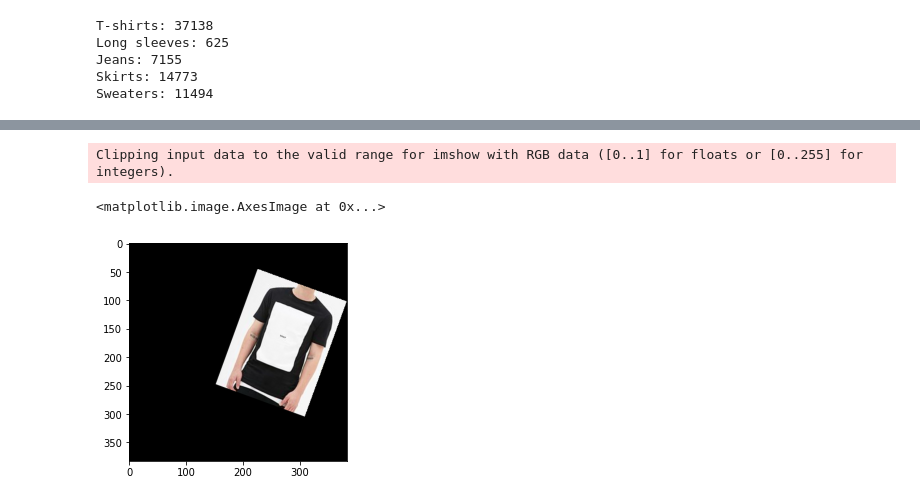
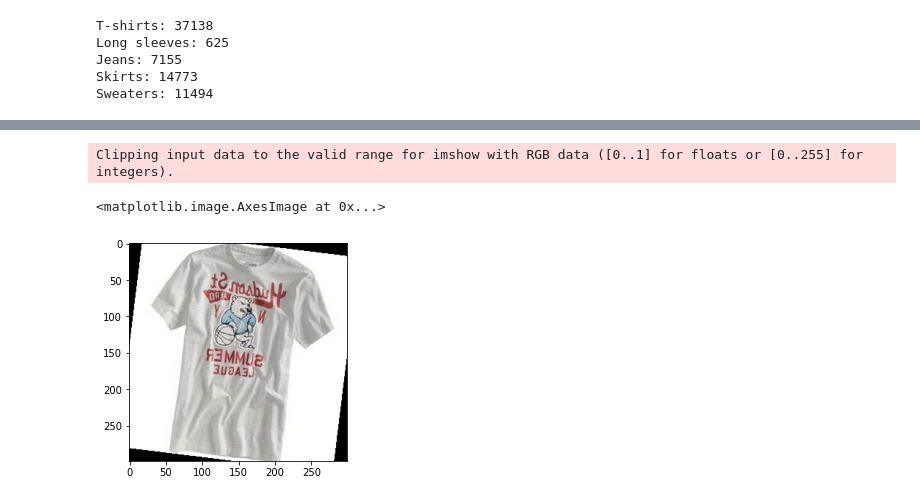
Before and after one commit to fnavab/APS360-project, a Jupyter notebook: Data_Processing.ipynb, the cells around one changed output, grey strips where cells are left out. Saved outputs shown, nothing was run; the diff lists cells and outputs as text; code cells hidden in the pictures.

```diff
--- a/Data_Processing.ipynb
+++ b/Data_Processing.ipynb
@@ -22,7 +22,7 @@ Mounted at /content/gdrive
 # Import bounding boxes to dictionary
 
 d = {}
-with open(master_path+"/Project/list_bbox.txt") as f:
+with open(master_path+"Project/Image_data/list_bbox.txt") as f:
   for i, line in enumerate(f):
     if i != 0 and i != 1: # ignore first two lines
       (key, x1, y1, x2, y2) = line.split()
@@ -304,19 +267,19 @@ Cropped shape: torch.Size([197, 170, 3])
 # %%
 ### DATA AUGMENTATION ###
 
-# takes in a list of processed images and returns a new list of rotated and flipped image
+# takes in a list of processed images (with background) and returns a new list of rotated and flipped image
 def augment_photos(processed_imgs):
   flipped_and_rotated_imgs = []
   for i in range(len(processed_imgs)):
     angle = np.random.randint(-25, 25)
-    rotated_img = inter.rotate(processed_imgs[i][0].numpy(), angle)
+    rotated_img = inter.rotate(processed_imgs[i][0].numpy(), angle, (1, 0), False)
     flipped_img = np.fliplr(rotated_img)
     flipped_and_rotated_imgs.append(flipped_img)
   return flipped_and_rotated_imgs
 
 flipped_and_rotated_imgs = augment_photos(processed_tshirts) # test on t-shirts
 plt.imshow(flipped_and_rotated_imgs[0])
 # %% [output]
 Clipping input data to the valid range for imshow with RGB data ([0..1] for floats or [0..255] for integers).
 <matplotlib.image.AxesImage at 0x...>
-[figure, old version]
+[figure, new version]
```
Also changed, not shown: parts of 6 cells of this notebook.
